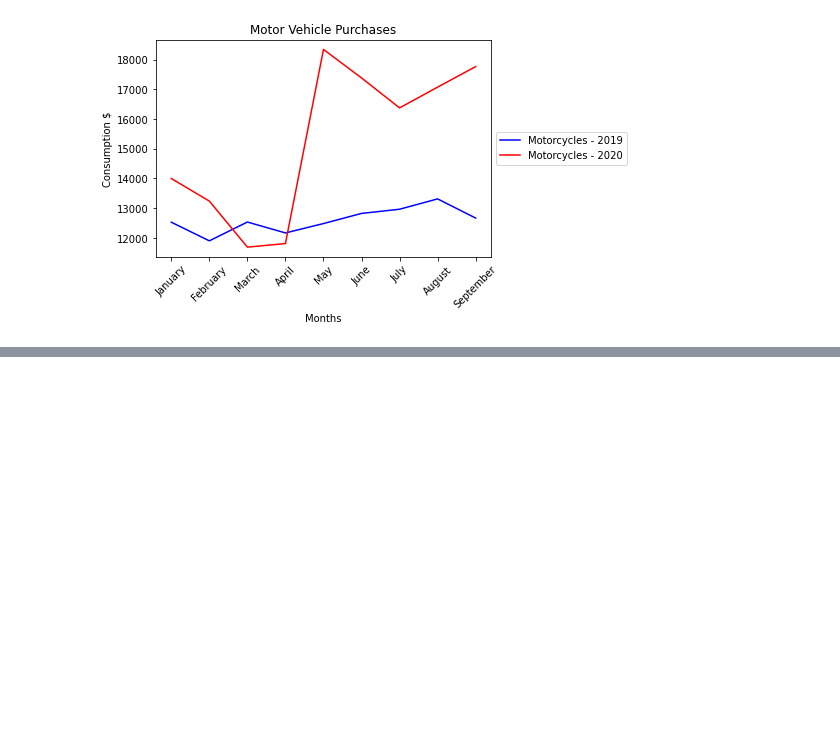
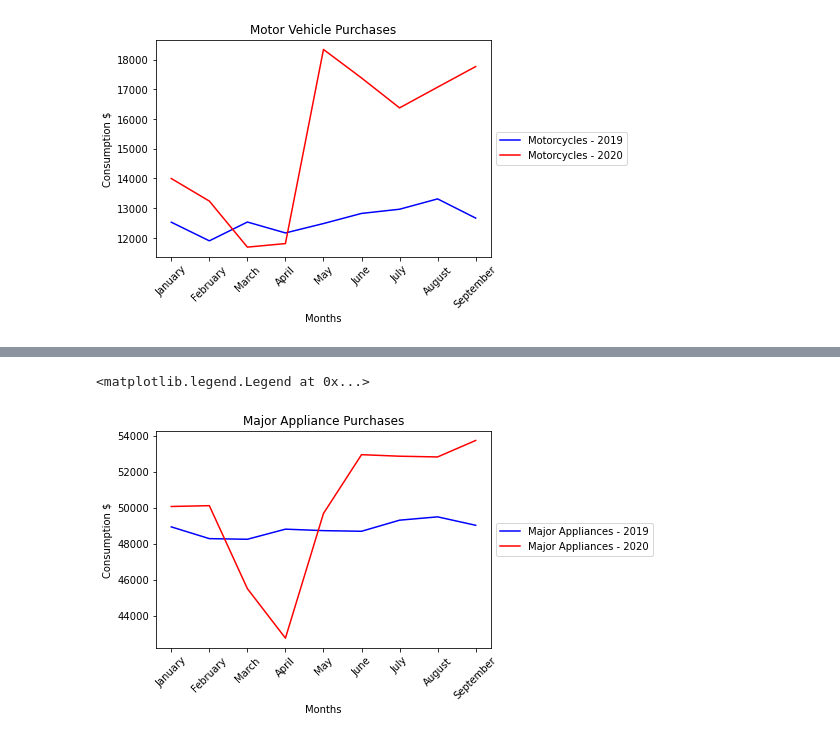
Before and after one commit to staceywai/bootcamp-project, a Jupyter notebook: Siara-Analysis.ipynb, the cells around one changed output, grey strips where cells are left out. Saved outputs shown, nothing was run; the diff lists cells and outputs as text; code cells hidden in the pictures; blank space fills up the shorter version.

```diff
--- a/Siara-Analysis.ipynb
+++ b/Siara-Analysis.ipynb
@@ -185,0 +196,14 @@ plt.legend(loc='center left', bbox_to_anchor=(1.0, 0.5))
+# %%
+# Major Appliances
+
+plt.plot(x_values, dur_data19.loc['Major household appliances',:], color='blue', label='Major Appliances - 2019')
+plt.plot(x_values, dur_data20.loc['Major household appliances',:], color='red', label='Major Appliances - 2020')
+
+plt.xlabel('Months')
+plt.ylabel('Consumption $')
+plt.title('Major Appliance Purchases')
+plt.xticks(rotation=45)
+plt.legend(loc='center left', bbox_to_anchor=(1.0, 0.5))
+# %% [output]
+<matplotlib.legend.Legend at 0x...>
+[figure, added]
```
Also changed, not shown: parts of 3 cells of this notebook.
